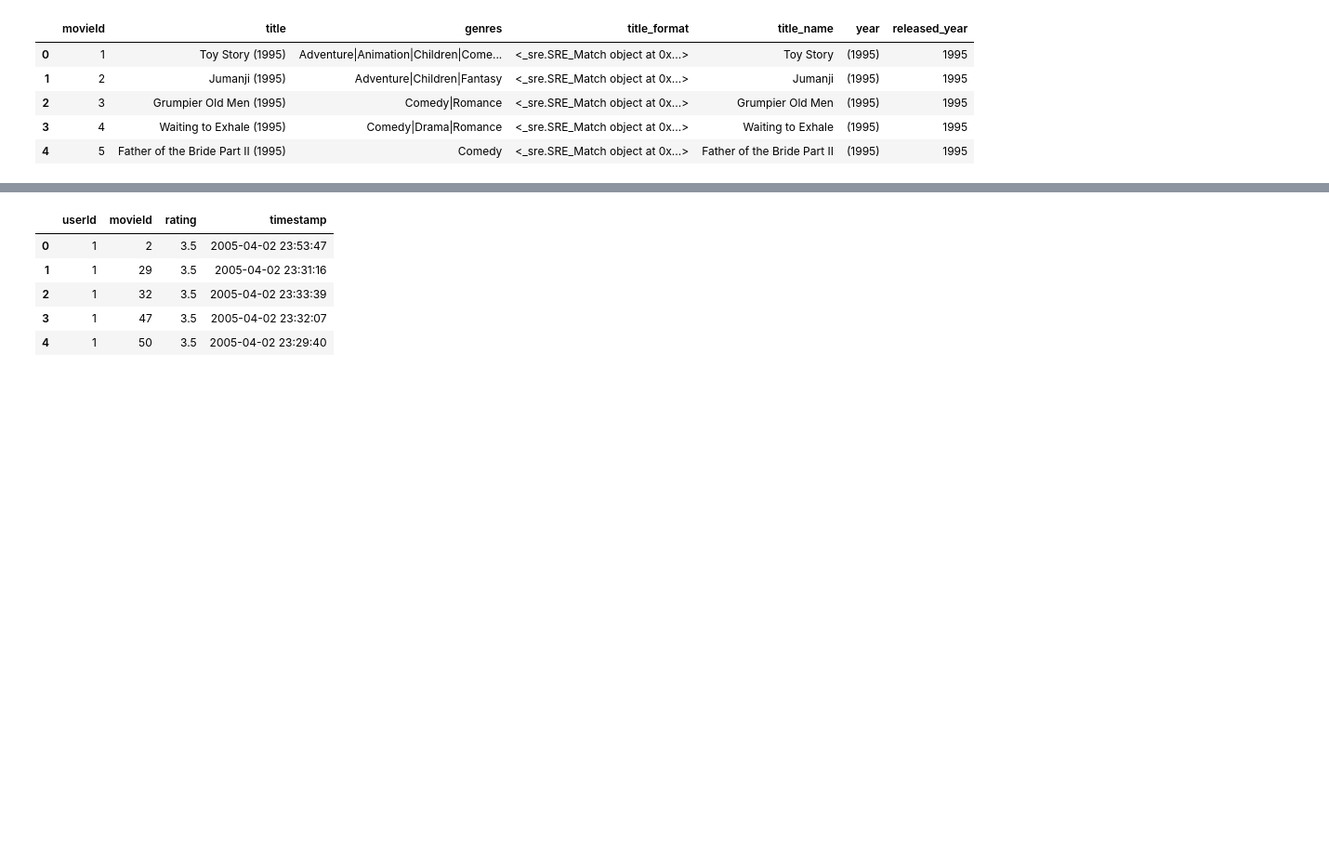
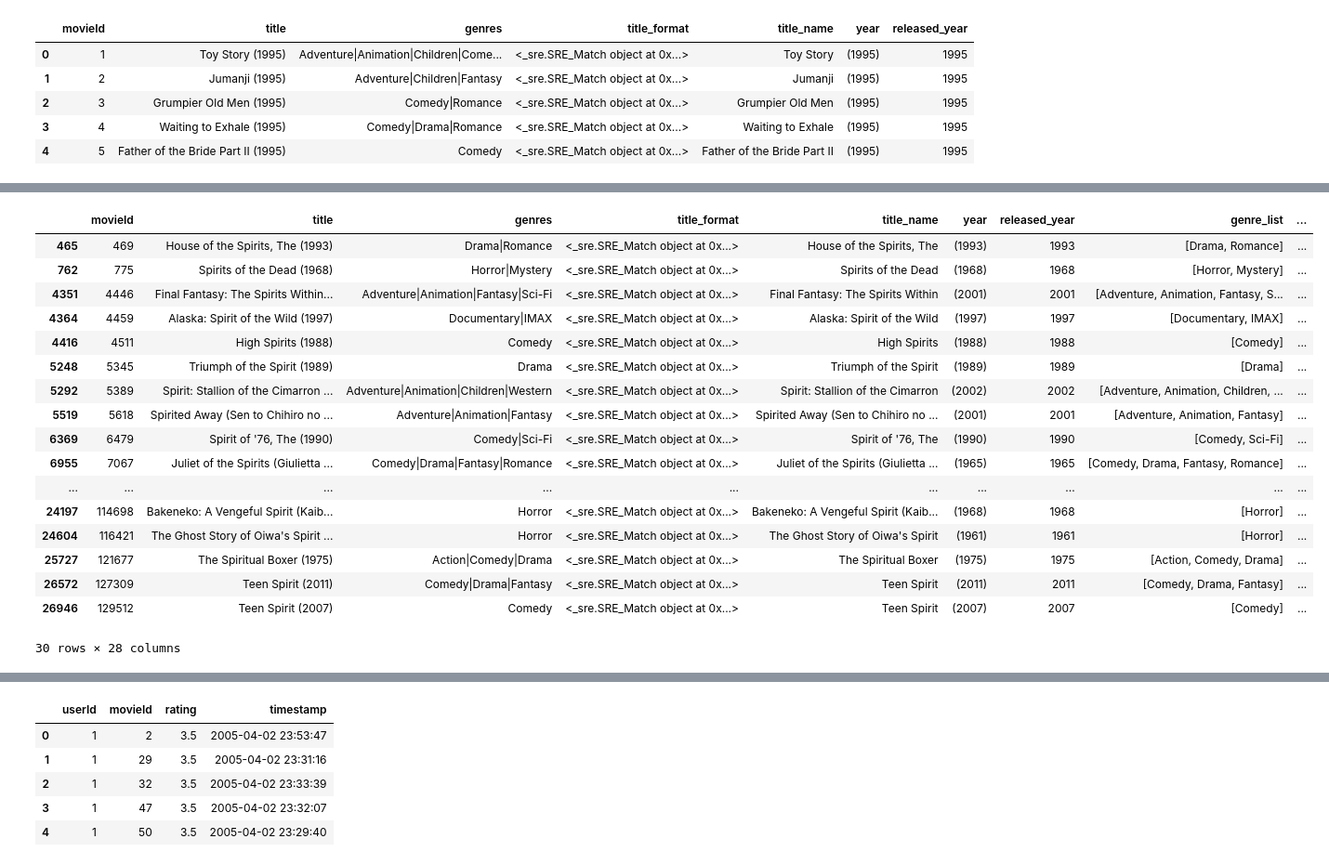
Before and after one commit to ah3200/movielens, a Jupyter notebook: data-exploration.ipynb, the cells around one changed output, grey strips where cells are left out. Shown at 93% size. Drawn from its saved outputs; the diff is of its cells as text; code cells hidden in the pictures; blank space fills up the shorter version.

```diff
--- a/data-exploration.ipynb
+++ b/data-exploration.ipynb
@@ -154,0 +124,2 @@ Name: released_year, dtype: int64
+# %%
+movies['genre_list'] = movies['genres'].apply(lambda x: x.split('|'))
@@ -154,0 +155,4 @@ Name: released_year, dtype: int64
+# %%
+movies_genre = movies.genres.str.get_dummies('|')
+# %%
+df_movies = pd.merge(movies, movies_genre, how='inner', left_index=True, right_index=True)
@@ -154,0 +226,21 @@ Name: released_year, dtype: int64
+# %%
+df_movies[df_movies.title_name.str.contains('Spirit')]
+# %% [output]
+|  | movieId | title | genres | title_format | title_name | year | released_year | genre_list | ... |
+| 465 | 469 | House of the Spirits, The (1993) | Drama|Romance | <_sre.SRE_Match object at 0x...> | House of the Spirits, The | (1993) | 1993 | [Drama, Romance] | ... |
+| 762 | 775 | Spirits of the Dead (1968) | Horror|Mystery | <_sre.SRE_Match object at 0x...> | Spirits of the Dead | (1968) | 1968 | [Horror, Mystery] | ... |
+| 4351 | 4446 | Final Fantasy: The Spirits Within... | Adventure|Animation|Fantasy|Sci-Fi | <_sre.SRE_Match object at 0x...> | Final Fantasy: The Spirits Within | (2001) | 2001 | [Adventure, Animation, Fantasy, S... | ... |
+| 4364 | 4459 | Alaska: Spirit of the Wild (1997) | Documentary|IMAX | <_sre.SRE_Match object at 0x...> | Alaska: Spirit of the Wild | (1997) | 1997 | [Documentary, IMAX] | ... |
+| 4416 | 4511 | High Spirits (1988) | Comedy | <_sre.SRE_Match object at 0x...> | High Spirits | (1988) | 1988 | [Comedy] | ... |
+| 5248 | 5345 | Triumph of the Spirit (1989) | Drama | <_sre.SRE_Match object at 0x...> | Triumph of the Spirit | (1989) | 1989 | [Drama] | ... |
+| 5292 | 5389 | Spirit: Stallion of the Cimarron ... | Adventure|Animation|Children|Western | <_sre.SRE_Match object at 0x...> | Spirit: Stallion of the Cimarron | (2002) | 2002 | [Adventure, Animation, Children, ... | ... |
+| 5519 | 5618 | Spirited Away (Sen to Chihiro no ... | Adventure|Animation|Fantasy | <_sre.SRE_Match object at 0x...> | Spirited Away (Sen to Chihiro no ... | (2001) | 2001 | [Adventure, Animation, Fantasy] | ... |
+| 6369 | 6479 | Spirit of '76, The (1990) | Comedy|Sci-Fi | <_sre.SRE_Match object at 0x...> | Spirit of '76, The | (1990) | 1990 | [Comedy, Sci-Fi] | ... |
+| 6955 | 7067 | Juliet of the Spirits (Giulietta ... | Comedy|Drama|Fantasy|Romance | <_sre.SRE_Match object at 0x...> | Juliet of the Spirits (Giulietta ... | (1965) | 1965 | [Comedy, Drama, Fantasy, Romance] | ... |
+| ... | ... | ... | ... | ... | ... | ... | ... | ... | ... |
+| 24197 | 114698 | Bakeneko: A Vengeful Spirit (Kaib... | Horror | <_sre.SRE_Match object at 0x...> | Bakeneko: A Vengeful Spirit (Kaib... | (1968) | 1968 | [Horror] | ... |
+| 24604 | 116421 | The Ghost Story of Oiwa's Spirit ... | Horror | <_sre.SRE_Match object at 0x...> | The Ghost Story of Oiwa's Spirit | (1961) | 1961 | [Horror] | ... |
+| 25727 | 121677 | The Spiritual Boxer (1975) | Action|Comedy|Drama | <_sre.SRE_Match object at 0x...> | The Spiritual Boxer | (1975) | 1975 | [Action, Comedy, Drama] | ... |
+| 26572 | 127309 | Teen Spirit (2011) | Comedy|Drama|Fantasy | <_sre.SRE_Match object at 0x...> | Teen Spirit | (2011) | 2011 | [Comedy, Drama, Fantasy] | ... |
+| 26946 | 129512 | Teen Spirit (2007) | Comedy | <_sre.SRE_Match object at 0x...> | Teen Spirit | (2007) | 2007 | [Comedy] | ... |
+30 rows × 28 columns
```
Also changed, not shown: parts of 36 cells of this notebook.
